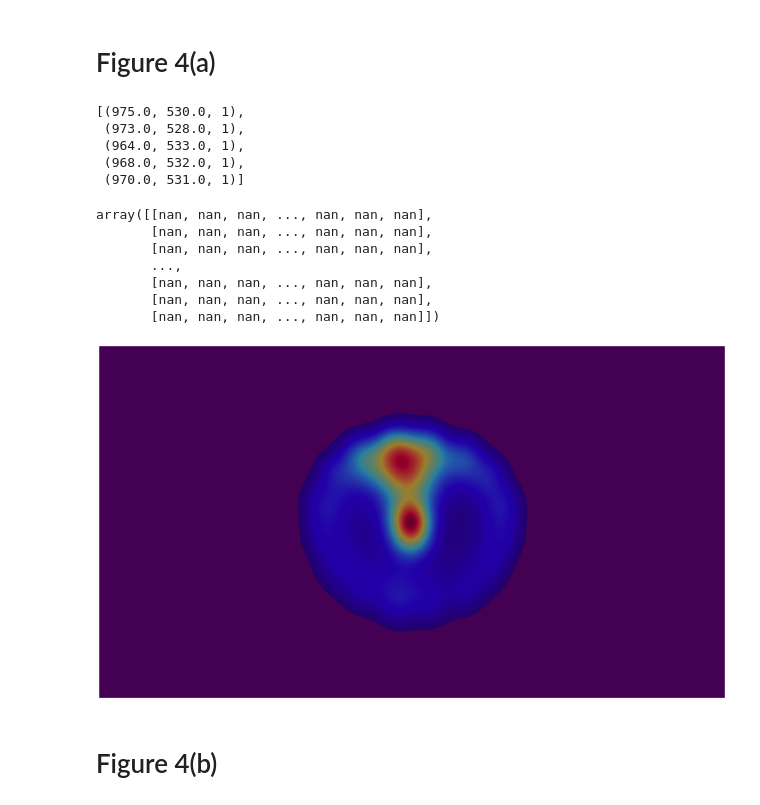
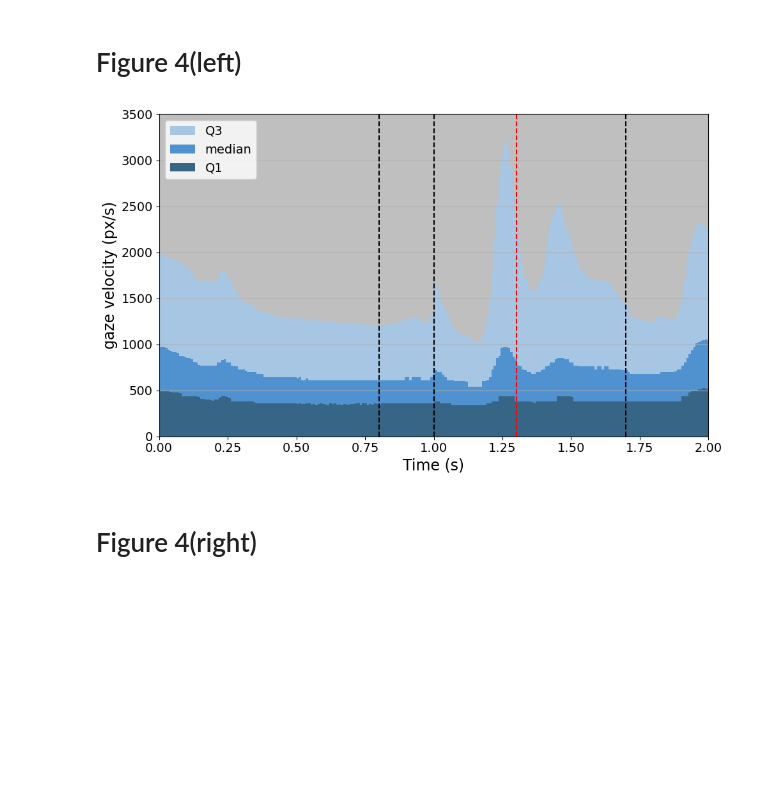
Before and after one commit to dynamic98/Pre-AttentiveGaze, a Jupyter notebook: Figure4.ipynb, the cells around one changed output. Saved outputs shown, nothing was run; the diff lists cells and outputs as text; code cells hidden in the pictures; blank space fills up the shorter version.

```diff
--- a/Figure4.ipynb
+++ b/Figure4.ipynb
@@ -38,31 +36,52 @@ data.head(3)
 # %% [markdown]
-<H1>Figure 4(a)
+<H1> Figure 4(left)
-# %%
-x_list, y_list = data['x'].tolist(), data['y'].tolist()
-points = []
-for x, y in zip(x_list, y_list):
-    for item_x, item_y in zip(x, y):
-        point = float(item_x.strip()), float(item_y.strip()), 1
-        points.append(point)
-points[:5]
-# %% [output]
-[(975.0, 530.0, 1),
- (973.0, 528.0, 1),
- (964.0, 533.0, 1),
- (968.0, 532.0, 1),
- (970.0, 531.0, 1)]
-# %%
-from src.gazeheatplot import draw_heatmap
-bg = np.zeros((1090, 1920))
-draw_heatmap(points, (1920, 1080), alpha=0.5, savefilename=None, imagefile=None, gaussianwh=200, gaussiansd=None, image=bg)
-# %% [output]
-array([[nan, nan, nan, ..., nan, nan, nan],
-       [nan, nan, nan, ..., nan, nan, nan],
-       [nan, nan, nan, ..., nan, nan, nan],
-       ...,
-       [nan, nan, nan, ..., nan, nan, nan],
-       [nan, nan, nan, ..., nan, nan, nan],
-       [nan, nan, nan, ..., nan, nan, nan]])
-[figure, removed]
+# %%
+
+import pandas as pd
+import matplotlib.pyplot as plt
+import numpy as np
+
+
+data = pd.read_csv("data/velocity.tsv", sep="\t")
+data = data.loc[:,[f"{i}" for i in range(235)]]
+
+data_median = data.median()
+data_1q = data.quantile(0.25)
+data_3q = data.quantile(0.75)
+data_std = data.std()
+
+# Generate a linear space from 0 to 0.7 with the same number of points as there are columns in the data
+x_values = np.linspace(0, 2.0, data.shape[1])
+
+color_list = ["#a6c6e3","#5091D0","#376585"]
+
+# Plotting the histogram with the new x-values
+fig, ax1 = plt.subplots(figsize=(10,6))
+bar1 = ax1.bar(x_values, data_3q.values, width=0.0086, color=color_list[0], label="Q3")
+bar2 = ax1.bar(x_values, data_median.values, width=0.0086, color=color_list[1], label="median")
+bar3 = ax1.bar(x_values, data_1q.values, width=0.0086, color=color_list[2], label='Q1')
+
+plt.vlines(0.8, 0, 3500, color='black', linestyle='--')
+plt.vlines(1.0, 0, 3500, color='black', linestyle='--')
+plt.vlines(1.3, 0, 3500, color='red', linestyle='--')
+plt.vlines(1.7, 0, 3500, color='black', linestyle='--')
+
+
+ax1.set_xlabel('Time (s)', fontsize=17)
+ax1.set_ylabel('gaze velocity (px/s)', fontsize=17)
+ax1.set_xlim(0,2)
+ax1.set_ylim(0,3500)
+
+# ax1.set_facecolor("gray")
+# ax1.set_facecolor("#e8e8e8")
+ax1.set_facecolor("#bfbfbf")
+
+plt.grid(axis='y')
+ax1.tick_params(axis='both', which='major', labelsize=14)
+plt.legend(loc='upper left', fontsize=14)
+plt.tight_layout()
+plt.show()
+# %% [output]
+[figure, added]
 # %% [markdown]
-<H1>Figure 4(b)
+<H1>Figure 4(right)
```
Also changed, not shown: parts of 13 cells of this notebook, 7 other files.
